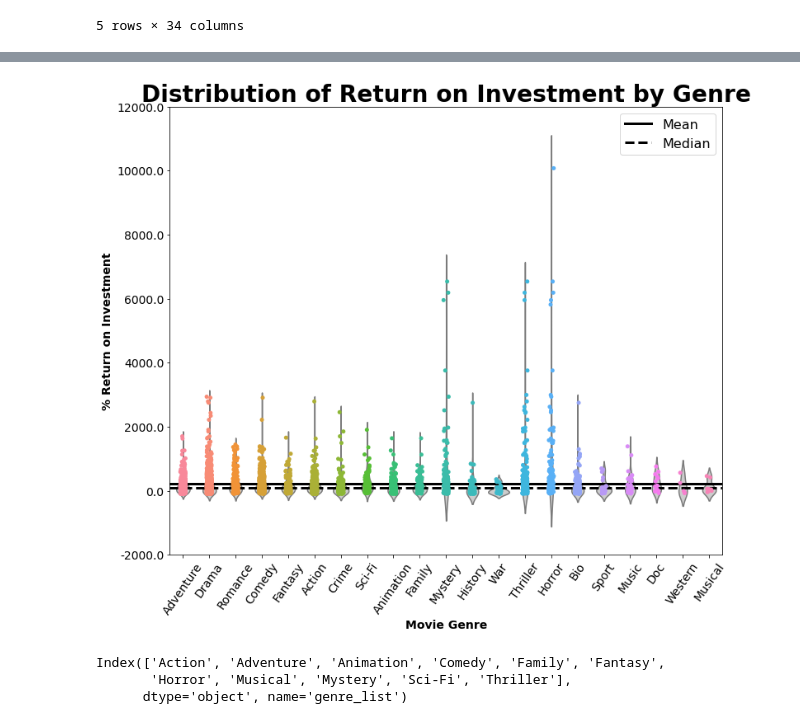
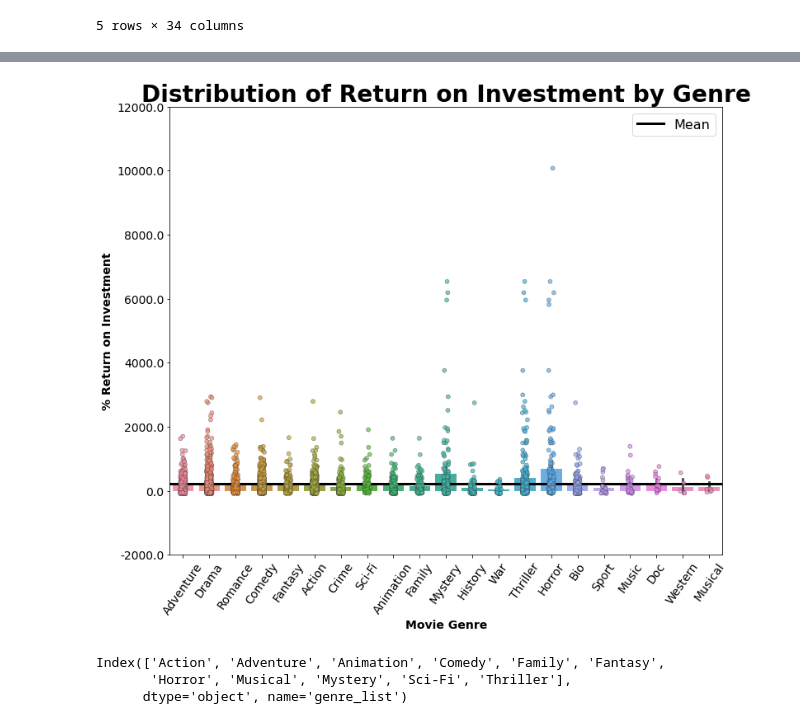
Before and after one commit to zero731/dsc-mod-1-project-v2-1-onl01-dtsc-ft-070620, a Jupyter notebook: student.ipynb, the cells around one changed output, grey strips where cells are left out. Cells and saved outputs as stored; diff of their text form; code cells hidden in the pictures.

```diff
--- a/student.ipynb
+++ b/student.ipynb
@@ -1019,26 +1046,27 @@ ax.get_figure().set_size_inches((12,10))
 # %%
-## make a violin plot showing distribution of ROI by movie genre for all genres
-ax = sns.violinplot(x="genre_list", y="ROI", data=financial_explode_genre,
-                    inner=None, color=".8")
+## make a bar plot showing distribution of ROI by movie genre for all genres
+ax = sns.barplot(x="genre_list", y="ROI", data=financial_explode_genre,
+                 linewidth=1)
 
-## plot a strip plot of the same data on top of the violin plot
-ax = sns.stripplot(x="genre_list", y="ROI", data=financial_explode_genre)
+## plot a strip plot of the same data on top of the bar plot
+ax = sns.stripplot(x="genre_list", y="ROI", data=financial_explode_genre,
+                  linewidth=0.5, alpha=0.7)
 
 ## plot horizontal lines for the mean and median ROI for all movies
 ax.axhline(y=all_mean_ROI, ls='-', c='k', linewidth=3, label='Mean')
-ax.axhline(y=all_median_ROI, ls='--', c='k', linewidth=3, label='Median')
+# ax.axhline(y=all_median_ROI, ls='--', c='k', linewidth=3, label='Median')
 
 ax.set(ylim=(-1000, 12000))
 ax.set_xticklabels(all_genre_xlabels, rotation=55, fontsize=14)
 ax.set_xlabel('Movie Genre', fontsize=14, weight='bold')
 ax.set_ylabel('% Return on Investment', fontsize=14, weight='bold')
 ax.set_yticks(ax.get_yticks())
 ax.set_yticklabels(ax.get_yticks(), fontsize=14)
 ax.set_title('Distribution of Return on Investment by Genre', fontsize=28, weight='bold')
 plt.legend(fontsize=16)
 ax.get_figure().set_size_inches((12,10))
 # %% [output]
-[figure, old version]
+[figure, new version]
 # %%
 ## create dataframe that summarizes mean values for ea genre
 mean_group = financial_explode_genre.groupby('genre_list').mean()
```
Also changed, not shown: parts of 14 cells of this notebook, 1 other file.
